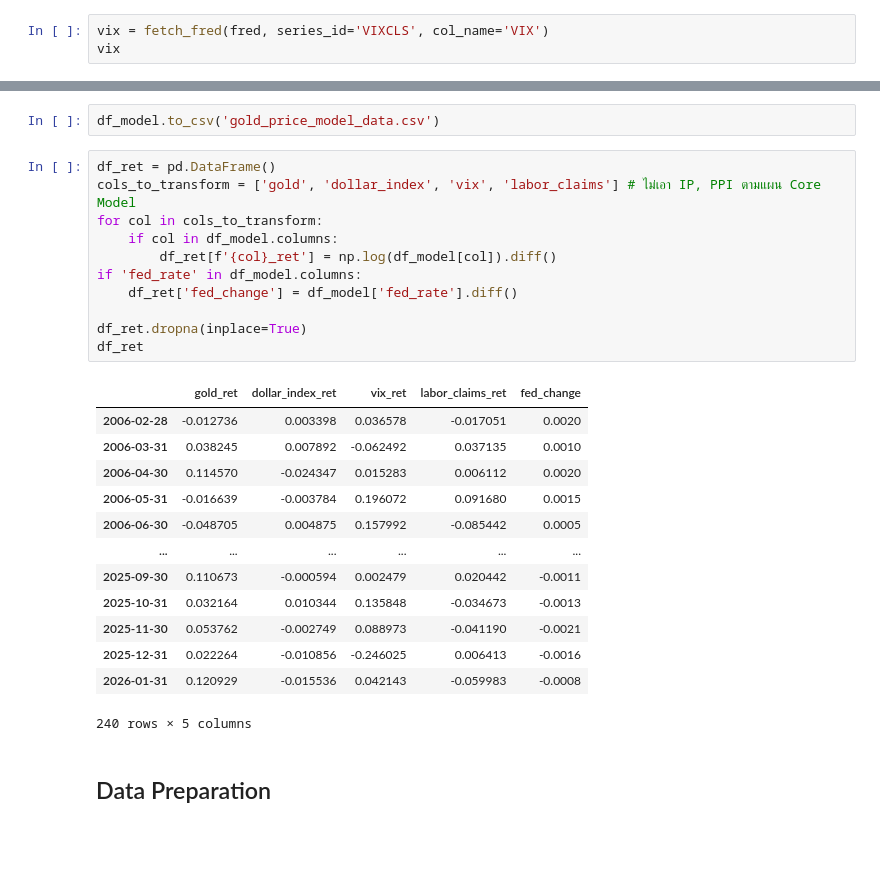
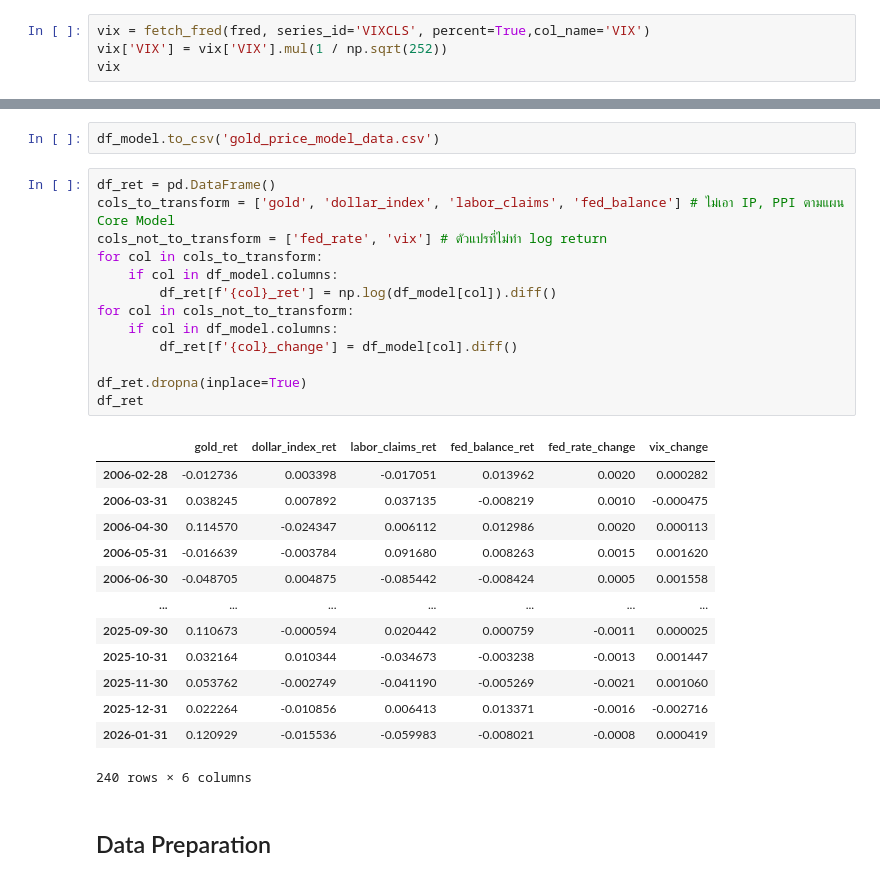
Before and after one commit to FulinQ/AQT, a Jupyter notebook: Gold/After_Meeting/Model1_FB.ipynb, the cells around one changed output, grey strips where cells are left out. Drawn from its saved outputs; the diff is of its cells as text; blank space fills up the shorter version.

```diff
--- a/Gold/After_Meeting/Model1_FB.ipynb
+++ b/Gold/After_Meeting/Model1_FB.ipynb
@@ -196,7 +196,8 @@ Total records for Federal Fund Rate in percent: 859
 | 2026-01-01 | 0.0364 |
 859 rows × 1 columns
 # %%
-vix = fetch_fred(fred, series_id='VIXCLS', col_name='VIX')
+vix = fetch_fred(fred, series_id='VIXCLS', percent=True,col_name='VIX')
+vix['VIX'] = vix['VIX'].mul(1 / np.sqrt(252))
 vix
 # %% [output]
 NaN value before processing: 301
@@ -365,29 +367,31 @@ Index(['gold', 'dollar_index', 'vix', 'fed_rate', 'fed_balance',
 df_model.to_csv('gold_price_model_data.csv')
 # %%
 df_ret = pd.DataFrame()
-cols_to_transform = ['gold', 'dollar_index', 'vix', 'labor_claims'] # ไม่เอา IP, PPI ตามแผน Core Model
+cols_to_transform = ['gold', 'dollar_index', 'labor_claims', 'fed_balance'] # ไม่เอา IP, PPI ตามแผน Core Model
+cols_not_to_transform = ['fed_rate', 'vix'] # ตัวแปรที่ไม่ทำ log return
 for col in cols_to_transform:
     if col in df_model.columns:
         df_ret[f'{col}_ret'] = np.log(df_model[col]).diff()
-if 'fed_rate' in df_model.columns:
-    df_ret['fed_change'] = df_model['fed_rate'].diff()
+for col in cols_not_to_transform:
+    if col in df_model.columns:
+        df_ret[f'{col}_change'] = df_model[col].diff()
 
 df_ret.dropna(inplace=True)
 df_ret
 # %% [output]
-|  | gold_ret | dollar_index_ret | vix_ret | labor_claims_ret | fed_change |
-| 2006-02-28 | -0.012736 | 0.003398 | 0.036578 | -0.017051 | 0.0020 |
-| 2006-03-31 | 0.038245 | 0.007892 | -0.062492 | 0.037135 | 0.0010 |
-| 2006-04-30 | 0.114570 | -0.024347 | 0.015283 | 0.006112 | 0.0020 |
-| 2006-05-31 | -0.016639 | -0.003784 | 0.196072 | 0.091680 | 0.0015 |
-| 2006-06-30 | -0.048705 | 0.004875 | 0.157992 | -0.085442 | 0.0005 |
-| ... | ... | ... | ... | ... | ... |
-| 2025-09-30 | 0.110673 | -0.000594 | 0.002479 | 0.020442 | -0.0011 |
-| 2025-10-31 | 0.032164 | 0.010344 | 0.135848 | -0.034673 | -0.0013 |
-| 2025-11-30 | 0.053762 | -0.002749 | 0.088973 | -0.041190 | -0.0021 |
-| 2025-12-31 | 0.022264 | -0.010856 | -0.246025 | 0.006413 | -0.0016 |
-| 2026-01-31 | 0.120929 | -0.015536 | 0.042143 | -0.059983 | -0.0008 |
+|  | gold_ret | dollar_index_ret | labor_claims_ret | fed_balance_ret | fed_rate_change | vix_change |
+| 2006-02-28 | -0.012736 | 0.003398 | -0.017051 | 0.013962 | 0.0020 | 0.000282 |
+| 2006-03-31 | 0.038245 | 0.007892 | 0.037135 | -0.008219 | 0.0010 | -0.000475 |
+| 2006-04-30 | 0.114570 | -0.024347 | 0.006112 | 0.012986 | 0.0020 | 0.000113 |
+| 2006-05-31 | -0.016639 | -0.003784 | 0.091680 | 0.008263 | 0.0015 | 0.001620 |
+| 2006-06-30 | -0.048705 | 0.004875 | -0.085442 | -0.008424 | 0.0005 | 0.001558 |
+| ... | ... | ... | ... | ... | ... | ... |
+| 2025-09-30 | 0.110673 | -0.000594 | 0.020442 | 0.000759 | -0.0011 | 0.000025 |
+| 2025-10-31 | 0.032164 | 0.010344 | -0.034673 | -0.003238 | -0.0013 | 0.001447 |
+| 2025-11-30 | 0.053762 | -0.002749 | -0.041190 | -0.005269 | -0.0021 | 0.001060 |
+| 2025-12-31 | 0.022264 | -0.010856 | 0.006413 | 0.013371 | -0.0016 | -0.002716 |
+| 2026-01-31 | 0.120929 | -0.015536 | -0.059983 | -0.008021 | -0.0008 | 0.000419 |
-240 rows × 5 columns
+240 rows × 6 columns
 # %% [markdown]
 ## Data Preparation ##
 # %%
```
Also changed, not shown: parts of 13 cells of this notebook, 2 other files.
